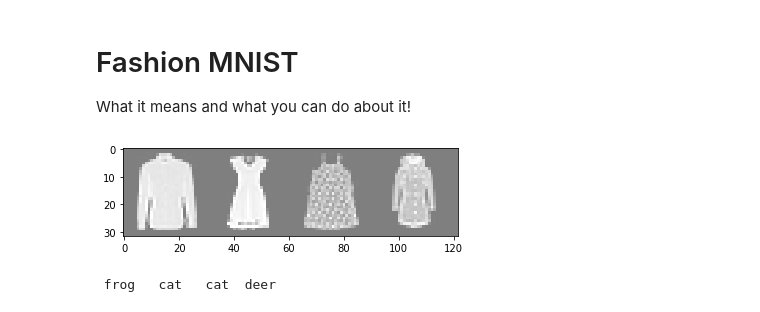
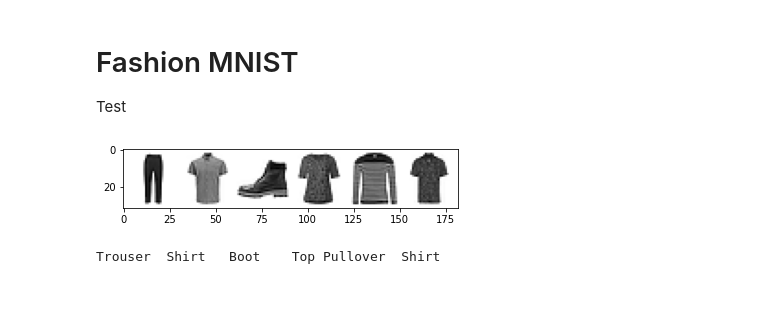
Before and after one commit to tijsmoree/fashion-mnist, a Jupyter notebook: main.ipynb, the cells around one changed output. Saved outputs shown, nothing was run; the diff lists cells and outputs as text; code cells hidden in the pictures.

```diff
--- a/main.ipynb
+++ b/main.ipynb
@@ -1,54 +1,41 @@
-# %% [markdown]
-# Fashion MNIST
-
-What it means and what you can do about it!
+# %% [markdown]
+# Fashion MNIST
+
+Test
 # %%
-import matplotlib.pyplot as plt
-import numpy as np
-import torch
-import torchvision
-import torchvision.transforms as transforms
+from torchvision import transforms, datasets, utils
+from torch.utils.data import DataLoader
+from matplotlib import pyplot
 
-trainset = torchvision.datasets.FashionMNIST(root='./data', train=True,
-                                             download=True,
-                                             transform=transforms.Compose([transforms.ToTensor()]))
-trainloader = torch.utils.data.DataLoader(trainset, batch_size=4,
-                                          shuffle=True, num_workers=2)
+# Import the Fashion-MNIST dataset
+transform = transforms.ToTensor()
 
-testset = torchvision.datasets.FashionMNIST(root='./data', train=False,
-                                            download=True,
-                                            transform=transforms.Compose([transforms.ToTensor()]))
-testloader = torch.utils.data.DataLoader(testset, batch_size=4,
-                                         shuffle=False, num_workers=2)
+trainset = datasets.FashionMNIST(root='./data', train=True, download=True, transform=transform)
+trainloader = DataLoader(trainset, batch_size=6, shuffle=True, num_workers=4)
 
+testset = datasets.FashionMNIST(root='./data', train=False, download=True, transform=transform)
+testloader = DataLoader(testset, batch_size=1000, shuffle=False, num_workers=4)
+
+# Name the classes
 classes = (
-    'T-shirt/top',
+    'Top',
     'Trouser',
     'Pullover',
     'Dress',
     'Coat',
     'Sandal',
     'Shirt',
     'Sneaker',
     'Bag',
-    'Ankle boot'
+    'Boot'
 )
 
-def imshow(img):
-    img = img / 2 + 0.5     # unnormalize
-    npimg = img.numpy()
-    plt.imshow(np.transpose(npimg, (1, 2, 0)))
-    plt.show()
-
-
-# get some random training images
-dataiter = iter(trainloader)
-images, labels = dataiter.next()
-
-# show images
-imshow(torchvision.utils.make_grid(images))
-# print labels
-print(' '.join('%5s' % classes[labels[j]] for j in range(4)))
+# Show six random images and their corresponding classes
+images, labels = iter(trainloader).next()
+img = utils.make_grid(images)
+pyplot.imshow((1 - img).numpy().transpose((1, 2, 0)))
+pyplot.show()
+print(' '.join('%6s' % classes[label] for label in labels))
 # %% [output]
-[figure, old version]
+[figure, new version]
- frog   cat   cat  deer
+Trouser  Shirt   Boot    Top Pullover  Shirt
```
Also changed, not shown: parts of 5 cells of this notebook.
